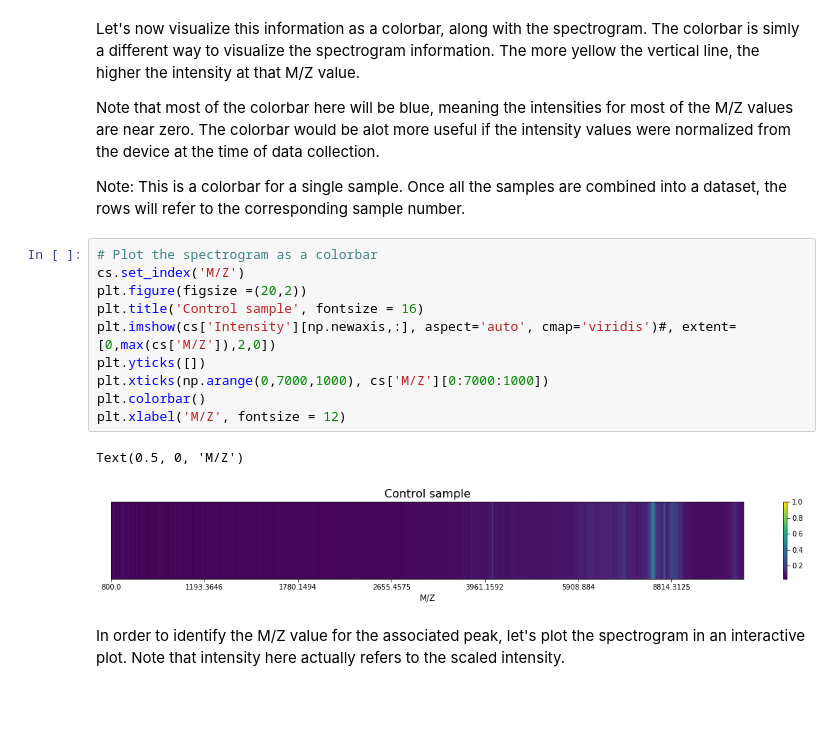
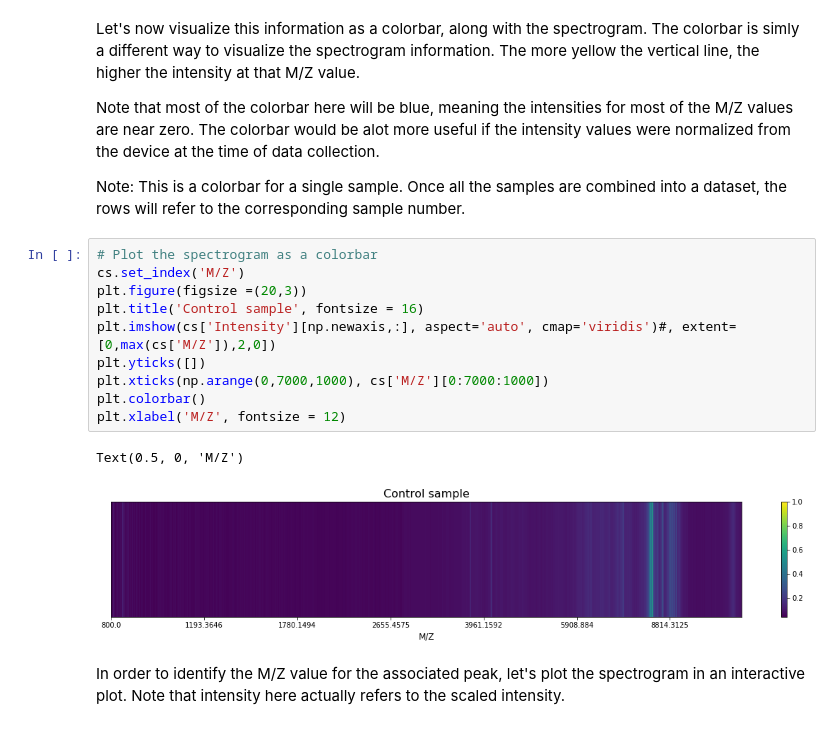
Before and after one commit to s-mushnoori/diagnosing-pancreatic-cancer, a Jupyter notebook: diagnosing-pancreatic-cancer.ipynb, the cells around one changed output. Drawn from its saved outputs; the diff is of its cells as text; blank space fills up the shorter version.

```diff
--- a/diagnosing-pancreatic-cancer.ipynb
+++ b/diagnosing-pancreatic-cancer.ipynb
@@ -172,16 +172,16 @@ Note: This is  a colorbar for a single sample. Once all the samples are combined
 # %%
 # Plot the spectrogram as a colorbar
 cs.set_index('M/Z')
-plt.figure(figsize =(20,2))
+plt.figure(figsize =(20,3))
 plt.title('Control sample', fontsize = 16)
 plt.imshow(cs['Intensity'][np.newaxis,:], aspect='auto', cmap='viridis')#, extent=[0,max(cs['M/Z']),2,0])
 plt.yticks([])
 plt.xticks(np.arange(0,7000,1000), cs['M/Z'][0:7000:1000])
 plt.colorbar()
 plt.xlabel('M/Z', fontsize = 12)
 # %% [output]
 Text(0.5, 0, 'M/Z')
-[figure, old version]
+[figure, new version]
 # %% [markdown]
 In order to identify the M/Z value for the associated peak, let's plot the spectrogram in an interactive plot. Note that intensity here actually refers to the scaled intensity.
 # %%
```
Also changed, not shown: parts of 8 cells of this notebook.
